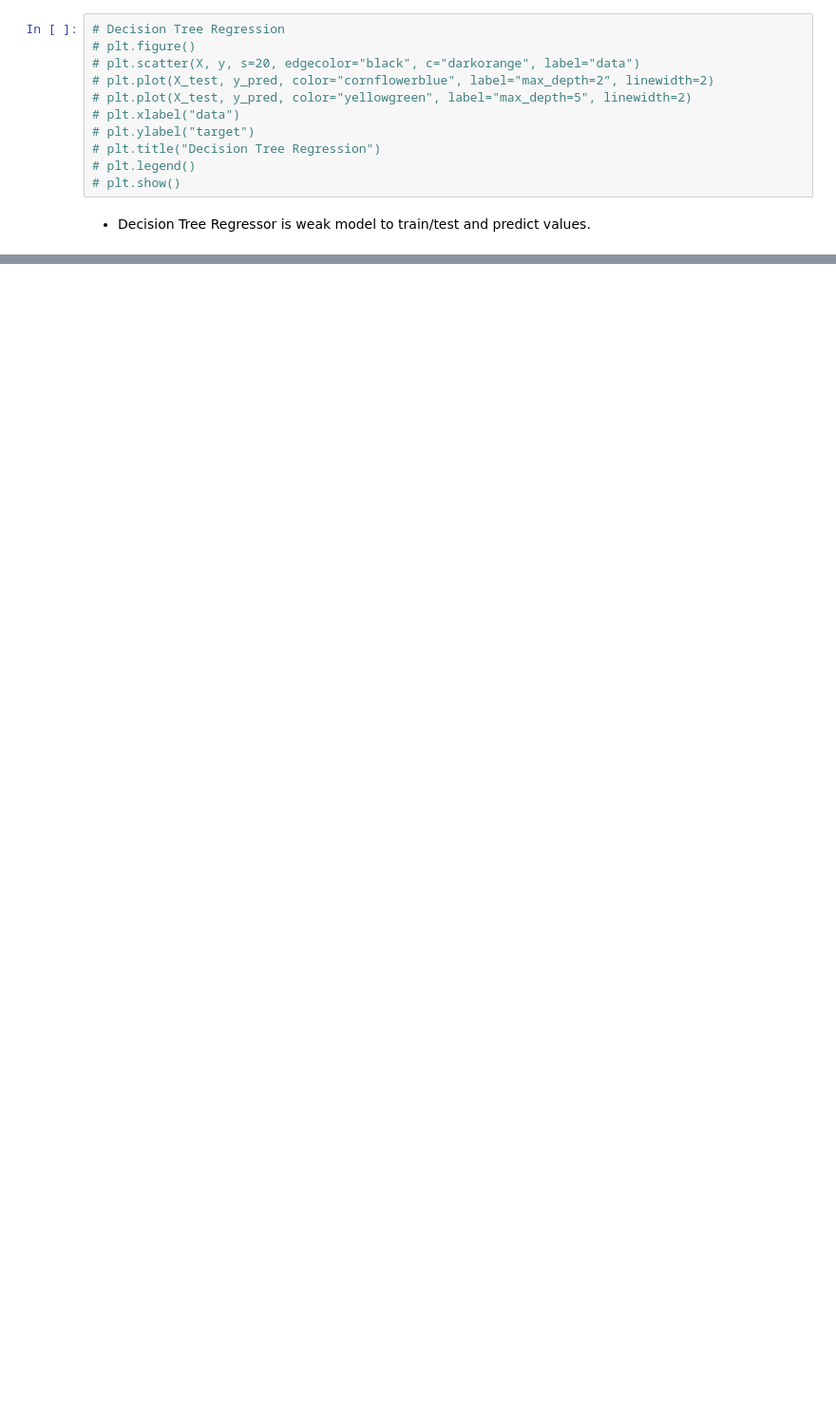
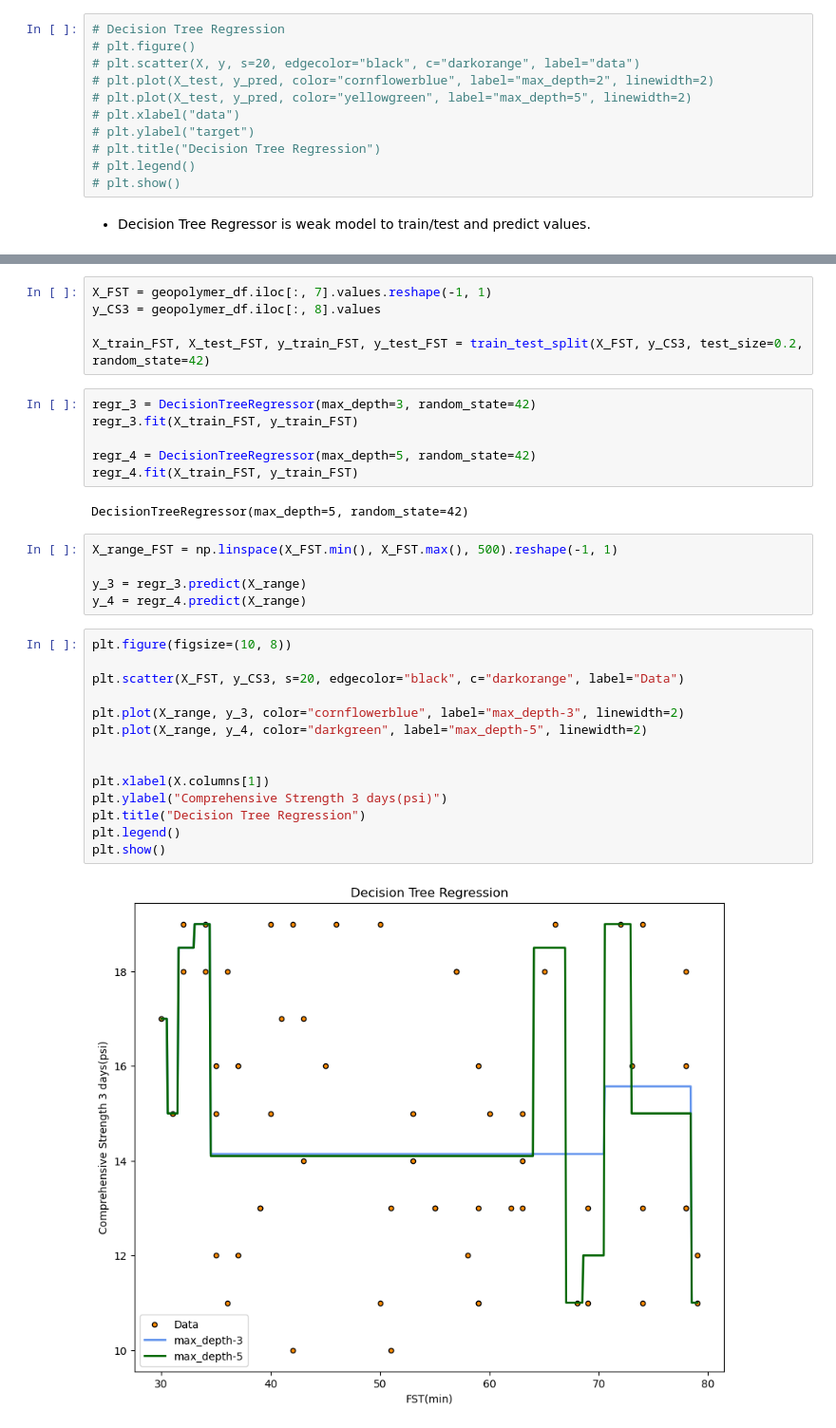
Before and after one commit to uofl-sbabb/DecisionTree, a Jupyter notebook: DecisionTreeRegressor/DecisionTreeRegressor.ipynb, the cells around one changed output, grey strips where cells are left out. Shown at 95% size. Saved outputs shown, nothing was run; the diff lists cells and outputs as text; blank space fills up the shorter version.

```diff
--- a/DecisionTreeRegressor/DecisionTreeRegressor.ipynb
+++ b/DecisionTreeRegressor/DecisionTreeRegressor.ipynb
@@ -351,0 +351,34 @@ plt.show()
+# %%
+X_FST = geopolymer_df.iloc[:, 7].values.reshape(-1, 1)
+y_CS3 = geopolymer_df.iloc[:, 8].values
+
+X_train_FST, X_test_FST, y_train_FST, y_test_FST = train_test_split(X_FST, y_CS3, test_size=0.2, random_state=42)
+# %%
+regr_3 = DecisionTreeRegressor(max_depth=3, random_state=42)
+regr_3.fit(X_train_FST, y_train_FST)
+
+regr_4 = DecisionTreeRegressor(max_depth=5, random_state=42)
+regr_4.fit(X_train_FST, y_train_FST)
+# %% [output]
+DecisionTreeRegressor(max_depth=5, random_state=42)
+# %%
+X_range_FST = np.linspace(X_FST.min(), X_FST.max(), 500).reshape(-1, 1)
+
+y_3 = regr_3.predict(X_range)
+y_4 = regr_4.predict(X_range)
+# %%
+plt.figure(figsize=(10, 8))
+
+plt.scatter(X_FST, y_CS3, s=20, edgecolor="black", c="darkorange", label="Data")
+
+plt.plot(X_range, y_3, color="cornflowerblue", label="max_depth-3", linewidth=2)
+plt.plot(X_range, y_4, color="darkgreen", label="max_depth-5", linewidth=2)
+
+
+plt.xlabel(X.columns[1])
+plt.ylabel("Comprehensive Strength 3 days(psi)")
+plt.title("Decision Tree Regression")
+plt.legend()
+plt.show()
+# %% [output]
+[figure, added]
```
Also changed, not shown: parts of 45 cells of this notebook.
